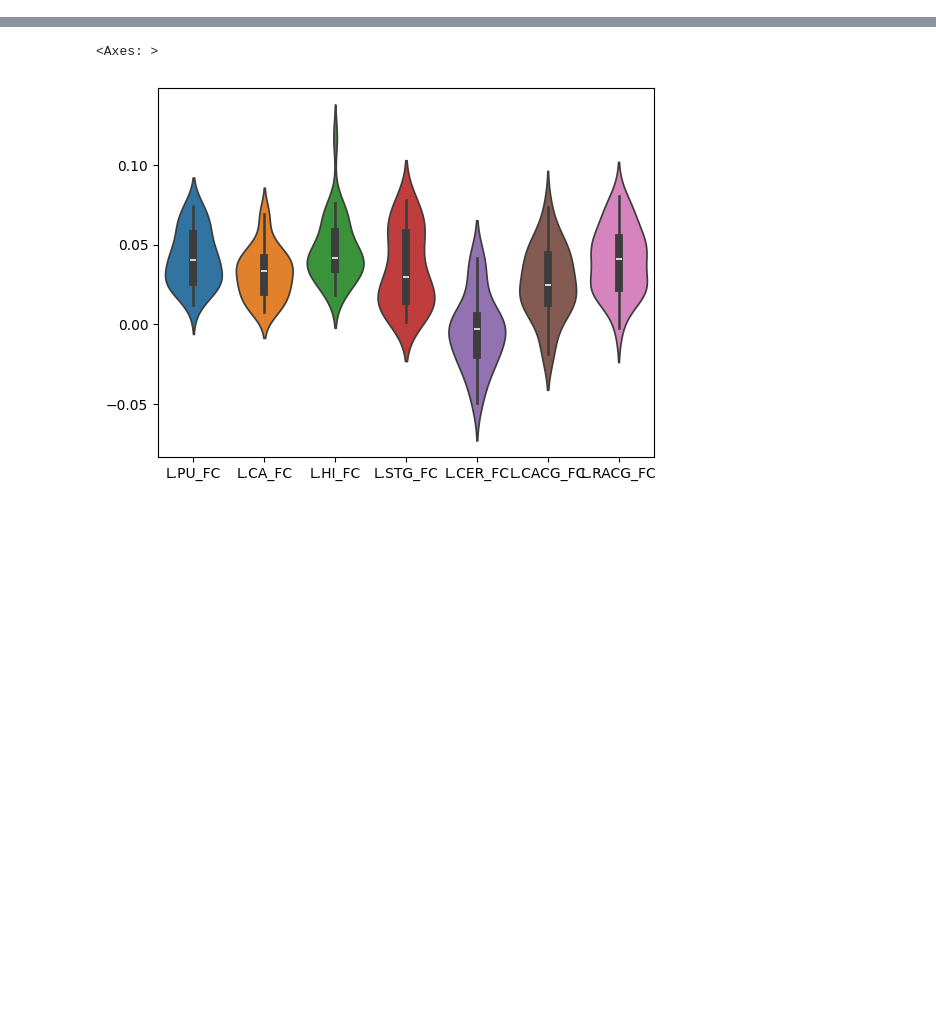
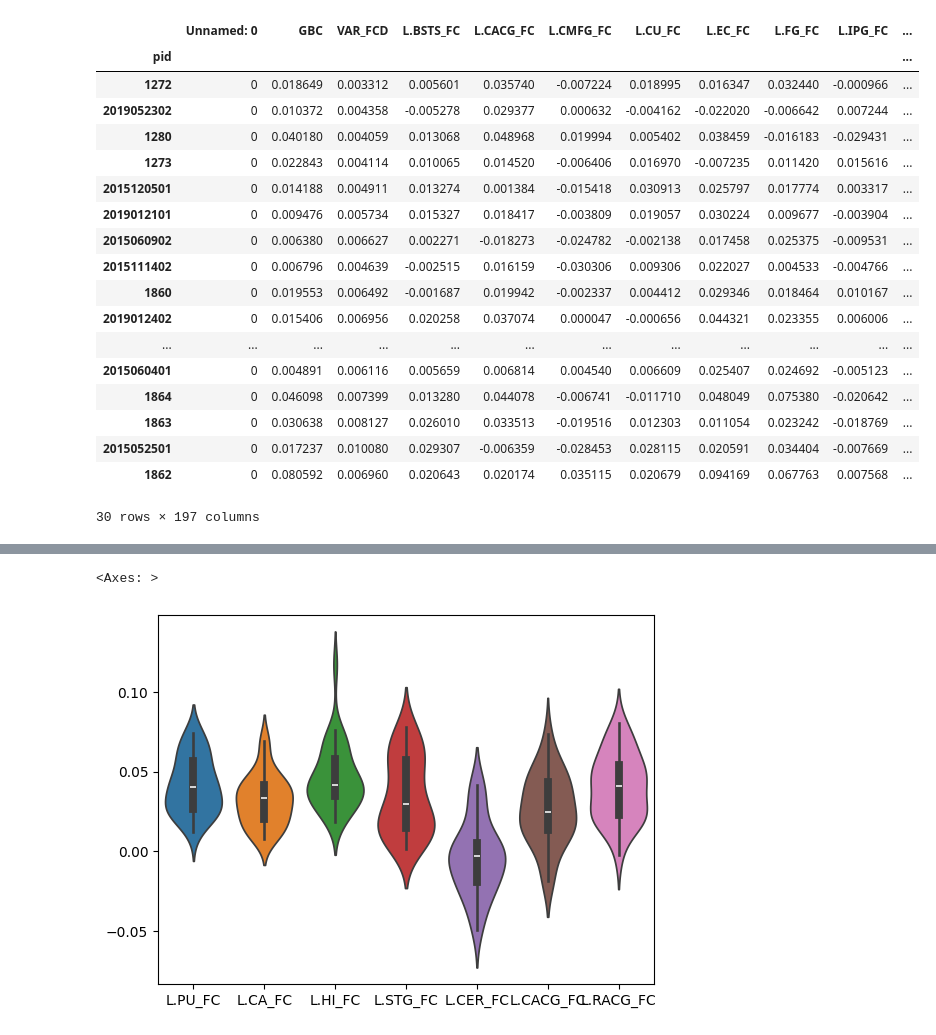
Before and after one commit to giapre/scadv, a Jupyter notebook: notebooks/plot_emp_features.ipynb, the cells around one changed output, grey strips where cells are left out. Cells and saved outputs as stored; diff of their text form; code cells hidden in the pictures; blank space fills up the shorter version.

```diff
--- a/notebooks/plot_emp_features.ipynb
+++ b/notebooks/plot_emp_features.ipynb
@@ -22,0 +333,38 @@ sns.violinplot(daniela[to_plot])
+# %%
+njdopa_ctx_est = []
+njdopa_str_est = []
+ws_estt = []
+for subject_id in traditional.index:
+
+    DERIV_DIR = os.path.join(Paths.DATA, "derivatives", f'sub-{subject_id}')
+    PID_RESULTS = os.path.join(Paths.RESULTS, f'sub-{subject_id}')
+
+    try:
+        params = np.load(f'{PID_RESULTS}/bold_sweep_traditional_estimated_mean_params.npz')
+    except:
+        continue
+    traditional.loc[subject_id, 'njdopa_ctx_est'] = params['njdopa_ctx']
+    traditional.loc[subject_id, 'njdopa_str_est'] = params['njdopa_str']
+    traditional.loc[subject_id, 'ws_est'] = params['ws']
+# %%
+traditional
+# %% [output]
+|  | Unnamed: 0 | GBC | VAR_FCD | L.BSTS_FC | L.CACG_FC | L.CMFG_FC | L.CU_FC | L.EC_FC | L.FG_FC | L.IPG_FC | ... |
+| pid |  |  |  |  |  |  |  |  |  |  | ... |
+| 1272 | 0 | 0.018649 | 0.003312 | 0.005601 | 0.035740 | -0.007224 | 0.018995 | 0.016347 | 0.032440 | -0.000966 | ... |
+| 2019052302 | 0 | 0.010372 | 0.004358 | -0.005278 | 0.029377 | 0.000632 | -0.004162 | -0.022020 | -0.006642 | 0.007244 | ... |
+| 1280 | 0 | 0.040180 | 0.004059 | 0.013068 | 0.048968 | 0.019994 | 0.005402 | 0.038459 | -0.016183 | -0.029431 | ... |
+| 1273 | 0 | 0.022843 | 0.004114 | 0.010065 | 0.014520 | -0.006406 | 0.016970 | -0.007235 | 0.011420 | 0.015616 | ... |
+| 2015120501 | 0 | 0.014188 | 0.004911 | 0.013274 | 0.001384 | -0.015418 | 0.030913 | 0.025797 | 0.017774 | 0.003317 | ... |
+| 2019012101 | 0 | 0.009476 | 0.005734 | 0.015327 | 0.018417 | -0.003809 | 0.019057 | 0.030224 | 0.009677 | -0.003904 | ... |
+| 2015060902 | 0 | 0.006380 | 0.006627 | 0.002271 | -0.018273 | -0.024782 | -0.002138 | 0.017458 | 0.025375 | -0.009531 | ... |
+| 2015111402 | 0 | 0.006796 | 0.004639 | -0.002515 | 0.016159 | -0.030306 | 0.009306 | 0.022027 | 0.004533 | -0.004766 | ... |
+| 1860 | 0 | 0.019553 | 0.006492 | -0.001687 | 0.019942 | -0.002337 | 0.004412 | 0.029346 | 0.018464 | 0.010167 | ... |
+| 2019012402 | 0 | 0.015406 | 0.006956 | 0.020258 | 0.037074 | 0.000047 | -0.000656 | 0.044321 | 0.023355 | 0.006006 | ... |
+| ... | ... | ... | ... | ... | ... | ... | ... | ... | ... | ... | ... |
+| 2015060401 | 0 | 0.004891 | 0.006116 | 0.005659 | 0.006814 | 0.004540 | 0.006609 | 0.025407 | 0.024692 | -0.005123 | ... |
+| 1864 | 0 | 0.046098 | 0.007399 | 0.013280 | 0.044078 | -0.006741 | -0.011710 | 0.048049 | 0.075380 | -0.020642 | ... |
+| 1863 | 0 | 0.030638 | 0.008127 | 0.026010 | 0.033513 | -0.019516 | 0.012303 | 0.011054 | 0.023242 | -0.018769 | ... |
+| 2015052501 | 0 | 0.017237 | 0.010080 | 0.029307 | -0.006359 | -0.028453 | 0.028115 | 0.020591 | 0.034404 | -0.007669 | ... |
+| 1862 | 0 | 0.080592 | 0.006960 | 0.020643 | 0.020174 | 0.035115 | 0.020679 | 0.094169 | 0.067763 | 0.007568 | ... |
+30 rows × 197 columns
```
Also changed, not shown: parts of 11 cells of this notebook, 33 other files.
